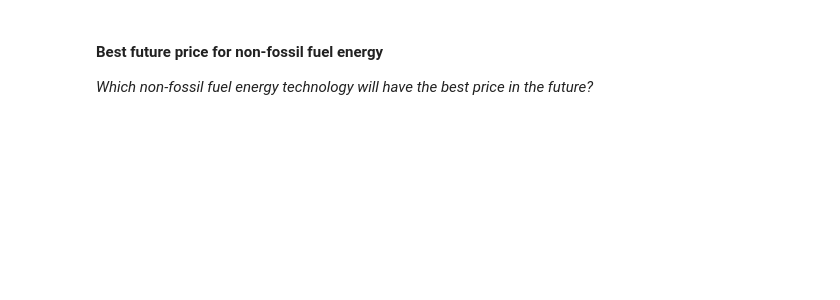
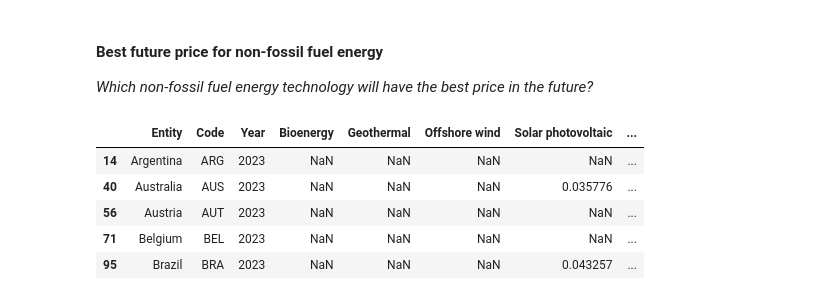
Before and after one commit to majavanput/co2-emissions, a Jupyter notebook: notebooks/co-emissions.ipynb, the cells around one changed output. Drawn from its saved outputs; the diff is of its cells as text; code cells hidden in the pictures; blank space fills up the shorter version.

```diff
--- a/notebooks/co-emissions.ipynb
+++ b/notebooks/co-emissions.ipynb
@@ -32,3 +30,15 @@ df_co2_population_2023 = df_co2_population[df_co2_population['Year'] == 2023]
 # %%
 # Import the data files
 df_cost_energy = pd.read_csv('../data/levelized-cost-of-energy.csv')
+# %%
+# Filter by year 2023
+df_cost_energy_2023 = df_cost_energy[df_cost_energy['Year'] == 2023]
+# %%
+df_cost_energy_2023.head()
+# %% [output]
+|  | Entity | Code | Year | Bioenergy | Geothermal | Offshore wind | Solar photovoltaic | ... |
+| 14 | Argentina | ARG | 2023 | NaN | NaN | NaN | NaN | ... |
+| 40 | Australia | AUS | 2023 | NaN | NaN | NaN | 0.035776 | ... |
+| 56 | Austria | AUT | 2023 | NaN | NaN | NaN | NaN | ... |
+| 71 | Belgium | BEL | 2023 | NaN | NaN | NaN | NaN | ... |
+| 95 | Brazil | BRA | 2023 | NaN | NaN | NaN | 0.043257 | ... |
```
Also changed, not shown: parts of 2 cells of this notebook.
